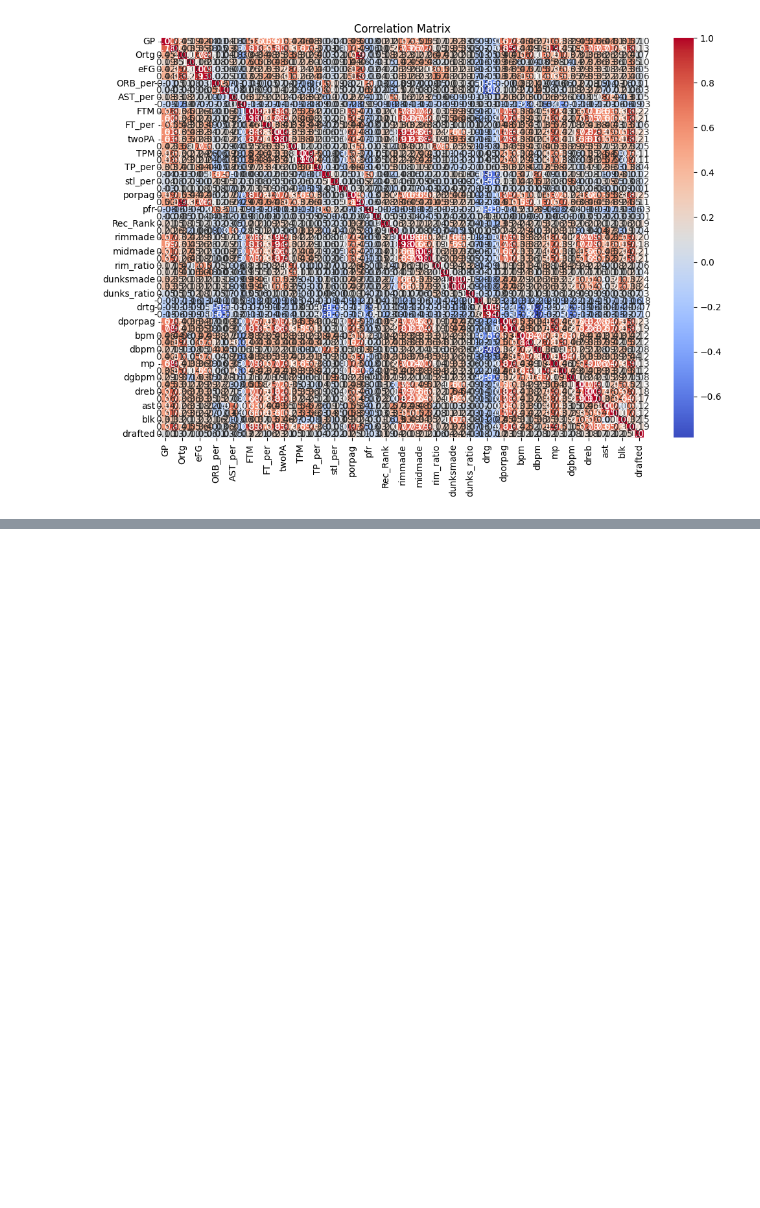
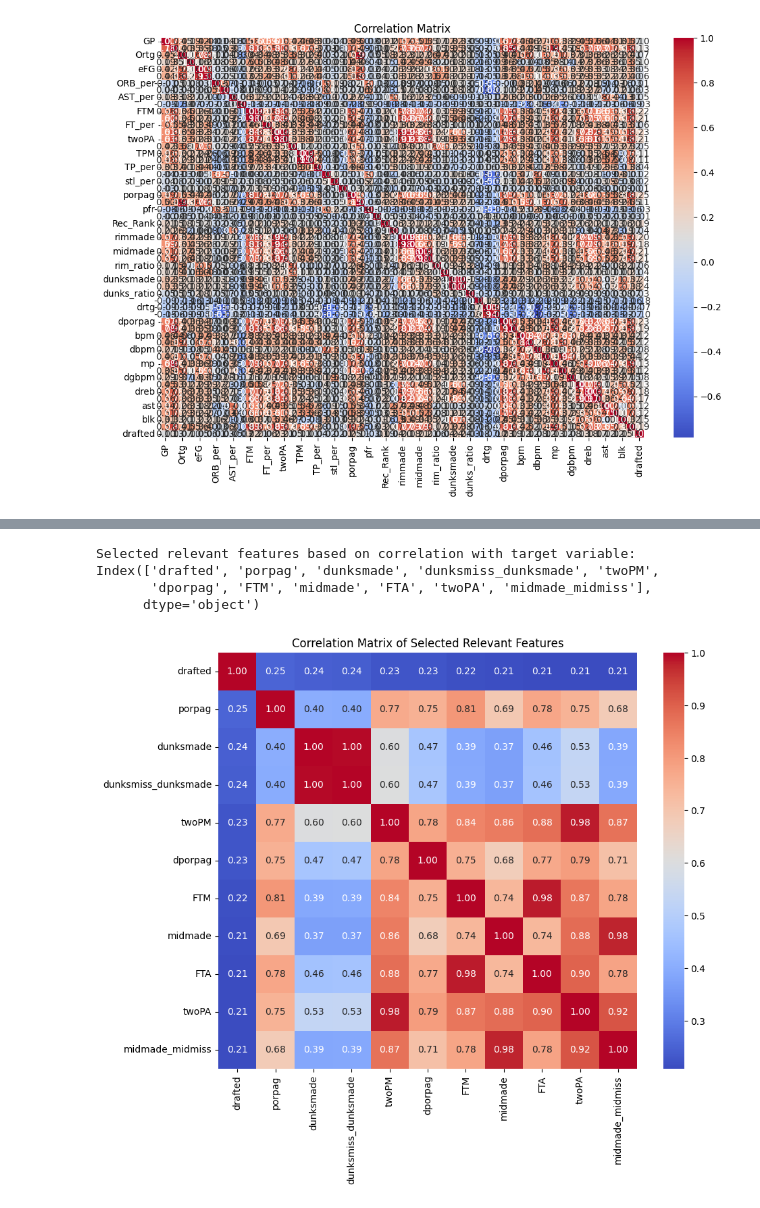
Before and after one commit to Harshit-repo/adv-mlaa-lab-1, a Jupyter notebook: notebooks/1.0--jd-week1-eda.ipynb, the cells around one changed output, grey strips where cells are left out. Drawn from its saved outputs; the diff is of its cells as text; code cells hidden in the pictures; blank space fills up the shorter version.

```diff
--- a/notebooks/1.0--jd-week1-eda.ipynb
+++ b/notebooks/1.0--jd-week1-eda.ipynb
@@ -80,3 +80,7 @@ plt.title('Correlation Matrix')
 plt.show()
 # %% [output]
 [figure]
+# %%
+target_correlation = corr_mat['drafted'].sort_values(ascending=False)
+print("Correlation with the target variable 'drafted':")
+print(target_correlation)
@@ -82,0 +105,16 @@ plt.show()
+# %%
+relevant_features = target_correlation[abs(target_correlation) > 0.2].index
+print("\nSelected relevant features based on correlation with target variable:")
+print(relevant_features)
+# %% [output]
+Selected relevant features based on correlation with target variable:
+Index(['drafted', 'porpag', 'dunksmade', 'dunksmiss_dunksmade', 'twoPM',
+       'dporpag', 'FTM', 'midmade', 'FTA', 'twoPA', 'midmade_midmiss'],
+      dtype='object')
+# %%
+plt.figure(figsize=(10, 8))
+sns.heatmap(train_data[relevant_features].corr(), annot=True, fmt='.2f', cmap='coolwarm')
+plt.title('Correlation Matrix of Selected Relevant Features')
+plt.show()
+# %% [output]
+[figure, added]
```
Also changed, not shown: parts of 5 cells of this notebook.
